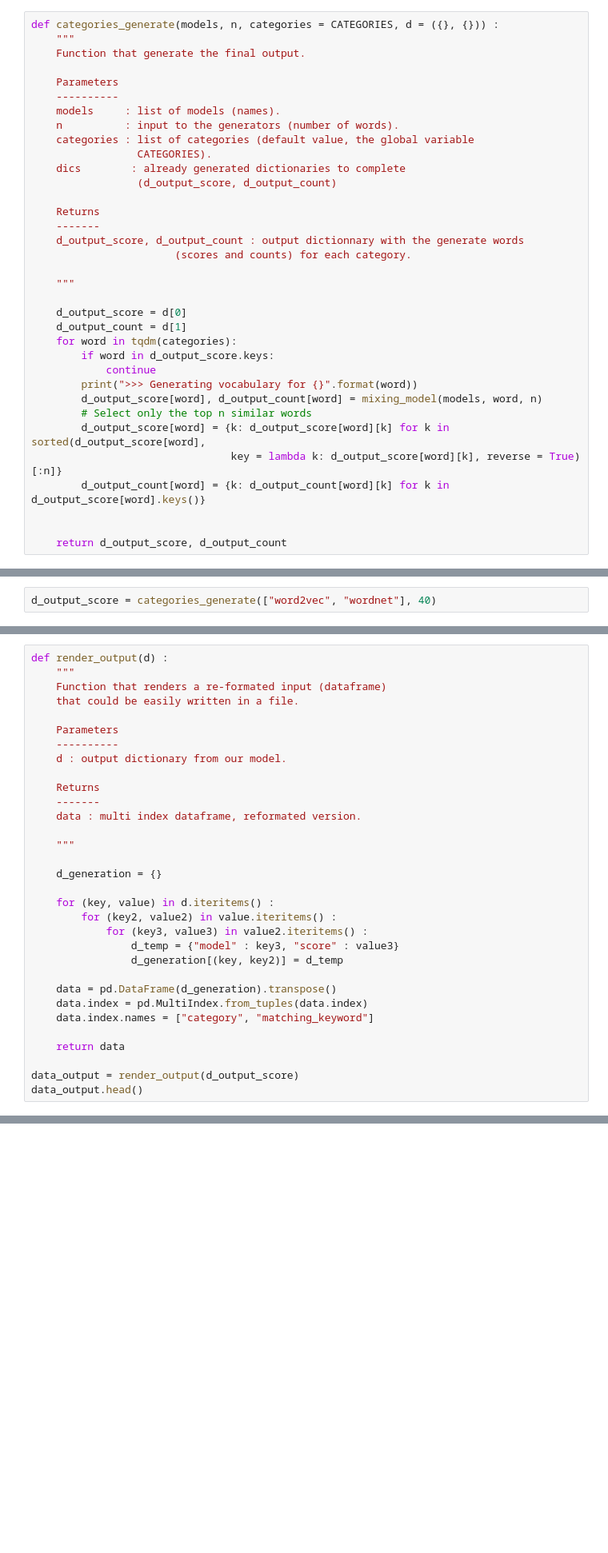
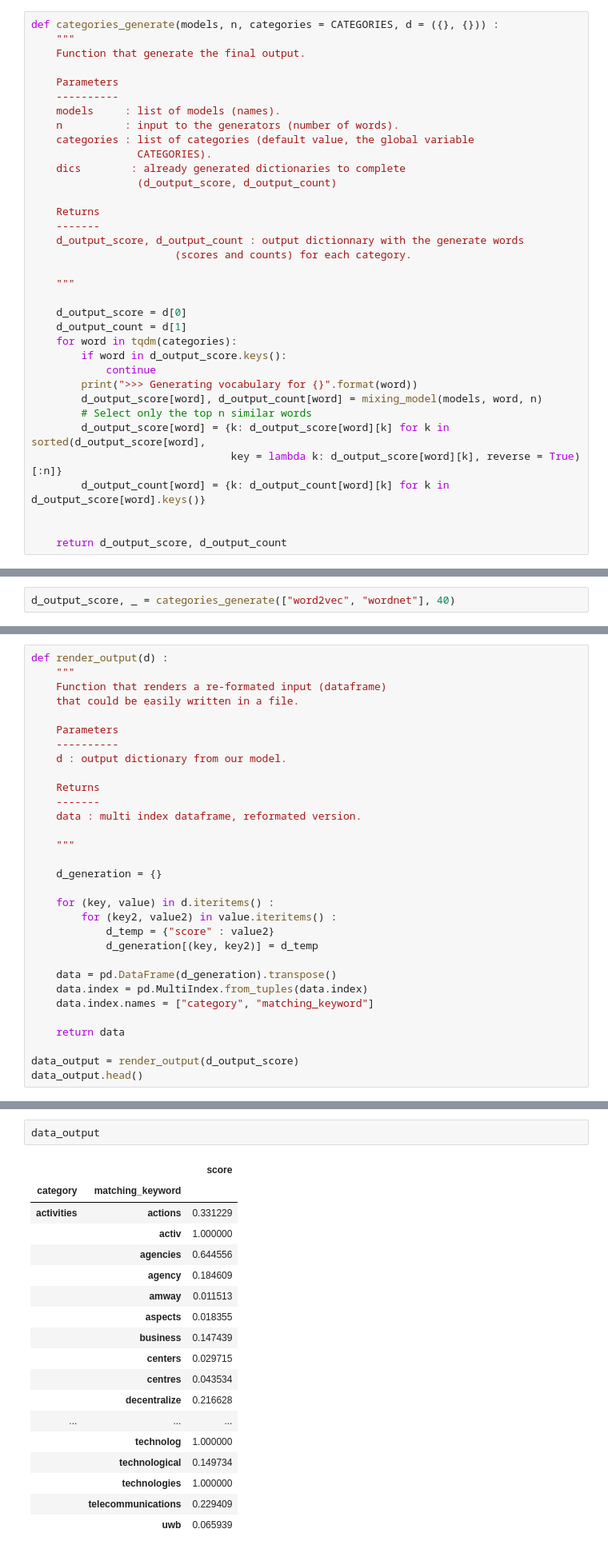
Before and after one commit to abdellah-lamrani-alaoui/data4good_weanswer, a Jupyter notebook: merging_methods.ipynb, the cells around one changed output, grey strips where cells are left out. Shown at 80% size. Cells and saved outputs as stored; diff of their text form; blank space fills up the shorter version.

```diff
--- a/merging_methods.ipynb
+++ b/merging_methods.ipynb
@@ -380,7 +384,7 @@ def categories_generate(models, n, categories = CATEGORIES, d = ({}, {})) :
     d_output_score = d[0]
     d_output_count = d[1]
     for word in tqdm(categories):
-        if word in d_output_score.keys:
+        if word in d_output_score.keys():
             continue
         print(">>> Generating vocabulary for {}".format(word))
         d_output_score[word], d_output_count[word] = mixing_model(models, word, n)
@@ -394,5 +418,5 @@ def categories_generate(models, n, categories = CATEGORIES, d = ({}, {})) :
 # %%
-d_output_score = categories_generate(["word2vec", "wordnet"], 40)
+d_output_score, _ = categories_generate(["word2vec", "wordnet"], 40)
 # %% [output]
 >>> Generating vocabulary for advice
 >>> Generating vocabulary for hygiene
@@ -406,33 +434,32 @@ KeyError: 'administrative'
 Getting better formatted output :
 # %%
 def render_output(d) :
-	"""
-	Function that renders a re-formated input (dataframe)
-	that could be easily written in a file.
+    """
+    Function that renders a re-formated input (dataframe)
+    that could be easily written in a file.
 
-	Parameters
-	----------
-	d : output dictionary from our model.
+    Parameters
+    ----------
+    d : output dictionary from our model.
 
-	Returns
-	-------
-	data : multi index dataframe, reformated version.
+    Returns
+    -------
+    data : multi index dataframe, reformated version.
 
-	"""
+    """
 
-	d_generation = {}
+    d_generation = {}
 
-	for (key, value) in d.iteritems() :
-	    for (key2, value2) in value.iteritems() :
-	        for (key3, value3) in value2.iteritems() :
-	            d_temp = {"model" : key3, "score" : value3}
-	            d_generation[(key, key2)] = d_temp
+    for (key, value) in d.iteritems() :
+        for (key2, value2) in value.iteritems() :
+            d_temp = {"score" : value2}
+            d_generation[(key, key2)] = d_temp
 
-	data = pd.DataFrame(d_generation).transpose()
-	data.index = pd.MultiIndex.from_tuples(data.index)
-	data.index.names = ["category", "matching_keyword"]
+    data = pd.DataFrame(d_generation).transpose()
+    data.index = pd.MultiIndex.from_tuples(data.index)
+    data.index.names = ["category", "matching_keyword"]
 
-	return data
+    return data
 
 data_output = render_output(d_output_score)
 data_output.head()
@@ -440,0 +474,21 @@ NameError: name 'd_output_score' is not defined
+# %%
+data_output
+# %% [output]
+|  |  | score |
+| category | matching_keyword |  |
+| activities | actions | 0.331229 |
+|  | activ | 1.000000 |
+|  | agencies | 0.644556 |
+|  | agency | 0.184609 |
+|  | amway | 0.011513 |
+|  | aspects | 0.018355 |
+|  | business | 0.147439 |
+|  | centers | 0.029715 |
+|  | centres | 0.043534 |
+|  | decentralize | 0.216628 |
+| ... | ... | ... |
+|  | technolog | 1.000000 |
+|  | technological | 0.149734 |
+|  | technologies | 1.000000 |
+|  | telecommunications | 0.229409 |
+|  | uwb | 0.065939 |
```
Also changed, not shown: parts of 12 cells of this notebook.
